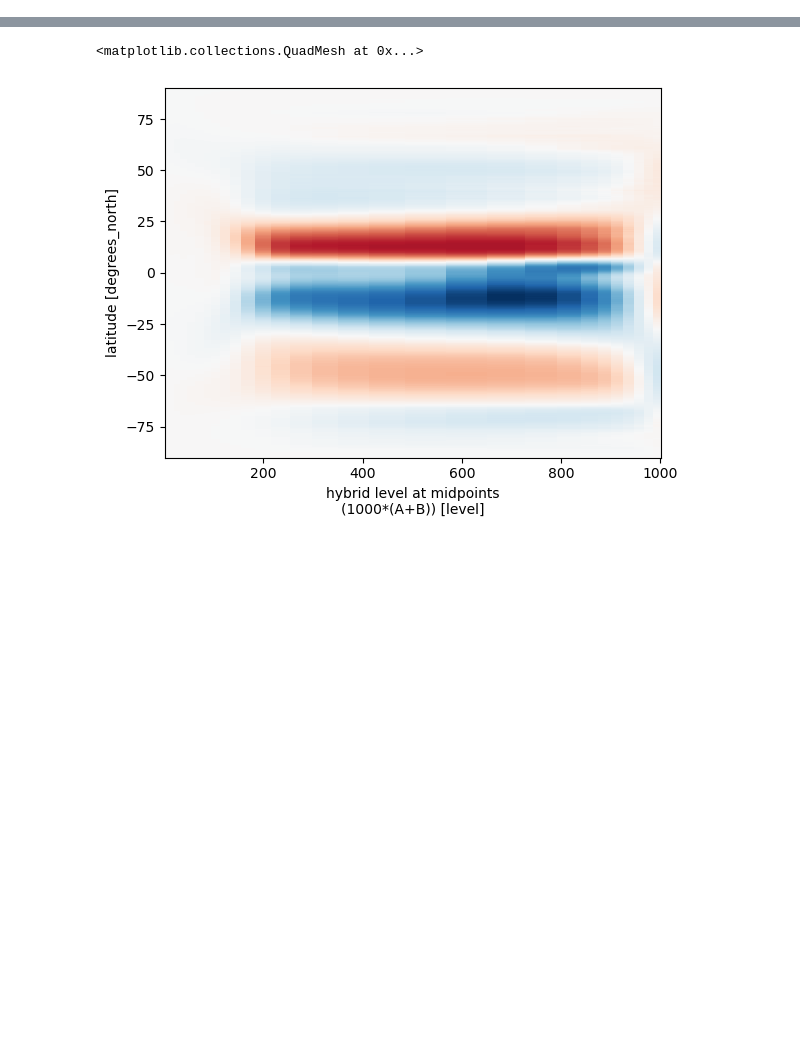
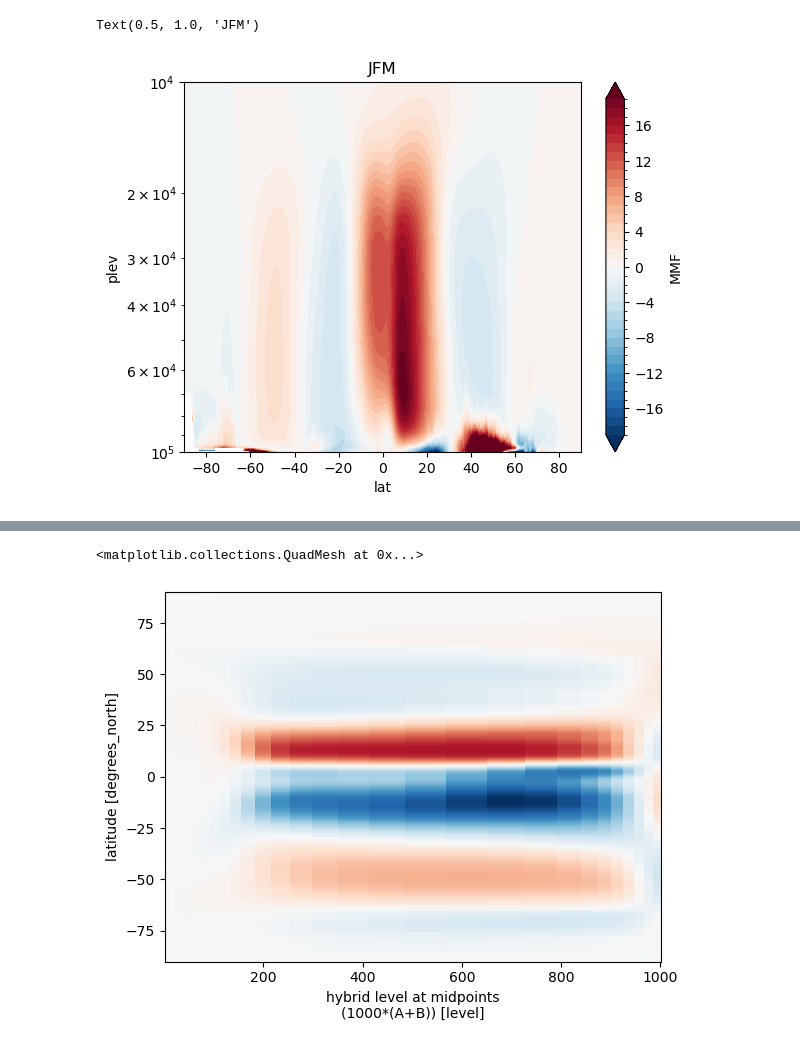
Before and after one commit to JdeJong96/TCs-under-SAI, a Jupyter notebook: analysis/notebooks/Hadley.ipynb, the cells around one changed output, grey strips where cells are left out. Cells and saved outputs as stored; diff of their text form; code cells hidden in the pictures; blank space fills up the shorter version.

```diff
--- a/analysis/notebooks/Hadley.ipynb
+++ b/analysis/notebooks/Hadley.ipynb
@@ -38,0 +121,7 @@ Wall time: 15 s
+# %%
+(MMF/1e10).groupby('time.month').mean().sel(month=[1,2,3]).mean(('ens','month')).plot.contourf(
+    yincrease=False,yscale='log',y='plev',levels = np.arange(-19,19.1,1),ylim=[100000,10000])
+plt.title('JFM')
+# %% [output]
+Text(0.5, 1.0, 'JFM')
+[figure, added]
```
Also changed, not shown: parts of 61 cells of this notebook, 4 other files.
